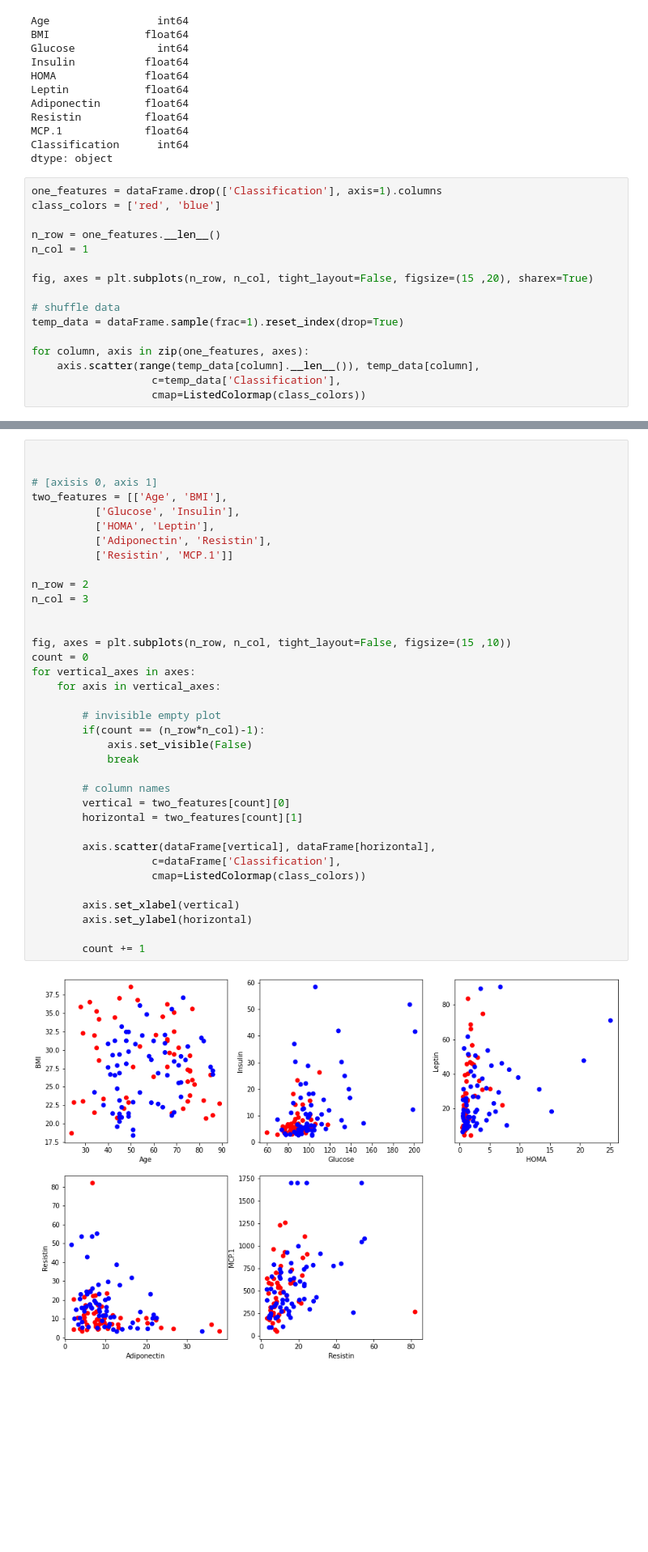
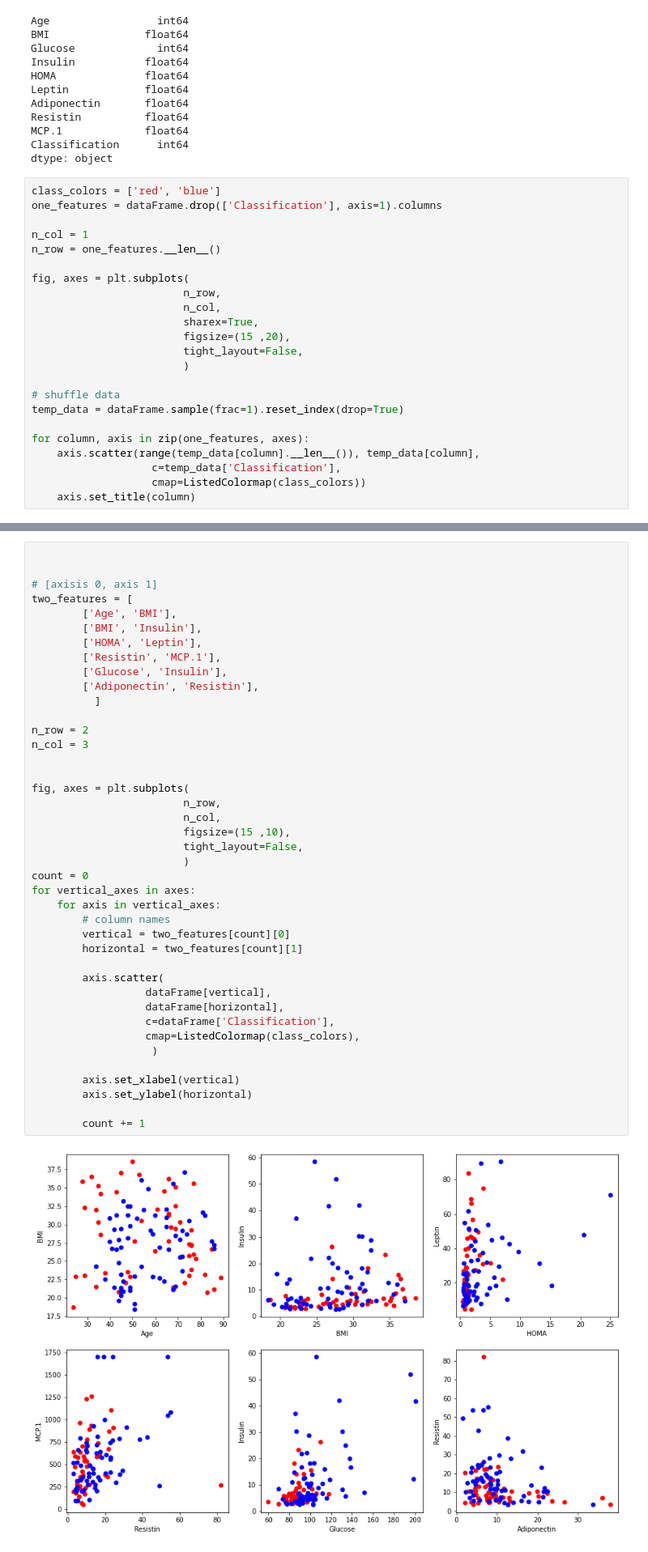
Before and after one commit to MohamadRezaei0/-Breast-Cancer-Prediction-Model, a Jupyter notebook: t1.ipynb, the cells around one changed output, grey strips where cells are left out. Shown at 81% size. Drawn from its saved outputs; the diff is of its cells as text; blank space fills up the shorter version.

```diff
--- a/t1.ipynb
+++ b/t1.ipynb
@@ -31,13 +31,19 @@ MCP.1             float64
 Classification      int64
 dtype: object
 # %%
+class_colors = ['red', 'blue']
 one_features = dataFrame.drop(['Classification'], axis=1).columns
-class_colors = ['red', 'blue']
 
+n_col = 1
 n_row = one_features.__len__()
-n_col = 1
 
-fig, axes = plt.subplots(n_row, n_col, tight_layout=False, figsize=(15 ,20), sharex=True)
+fig, axes = plt.subplots(
+                        n_row,
+                        n_col,
+                        sharex=True,
+                        figsize=(15 ,20),
+                        tight_layout=False,
+                        )
 
 # shuffle data
 temp_data = dataFrame.sample(frac=1).reset_index(drop=True)
@@ -46,4 +52,5 @@ for column, axis in zip(one_features, axes):
     axis.scatter(range(temp_data[column].__len__()), temp_data[column],
                    c=temp_data['Classification'],
                    cmap=ListedColormap(class_colors))
+    axis.set_title(column)
 # %% [output]
@@ -51,41 +58,46 @@ for column, axis in zip(one_features, axes):
 # %%
 
 
 # [axisis 0, axis 1]
-two_features = [['Age', 'BMI'],
-          ['Glucose', 'Insulin'],
-          ['HOMA', 'Leptin'],
-          ['Adiponectin', 'Resistin'],
-          ['Resistin', 'MCP.1']]
+two_features = [
+        ['Age', 'BMI'],
+        ['BMI', 'Insulin'],
+        ['HOMA', 'Leptin'],
+        ['Resistin', 'MCP.1'],
+        ['Glucose', 'Insulin'],
+        ['Adiponectin', 'Resistin'],
+          ]
 
 n_row = 2
 n_col = 3
 
 
-fig, axes = plt.subplots(n_row, n_col, tight_layout=False, figsize=(15 ,10))
+fig, axes = plt.subplots(
+                        n_row,
+                        n_col,
+                        figsize=(15 ,10),
+                        tight_layout=False,
+                        )
 count = 0
 for vertical_axes in axes:
     for axis in vertical_axes:
-
-        # invisible empty plot
-        if(count == (n_row*n_col)-1):
-            axis.set_visible(False)
-            break
-
         # column names
         vertical = two_features[count][0]
         horizontal = two_features[count][1]
 
-        axis.scatter(dataFrame[vertical], dataFrame[horizontal],
-                   c=dataFrame['Classification'],
-                   cmap=ListedColormap(class_colors))
+        axis.scatter(
+                  dataFrame[vertical],
+                  dataFrame[horizontal],
+                  c=dataFrame['Classification'],
+                  cmap=ListedColormap(class_colors),
+                   )
 
         axis.set_xlabel(vertical)
         axis.set_ylabel(horizontal)
 
         count += 1
 # %% [output]
-[figure, old version]
+[figure, new version]
 # %%
 # check if has None value
 dataFrame.isna().all().any()
```
Also changed, not shown: parts of 5 cells of this notebook.
